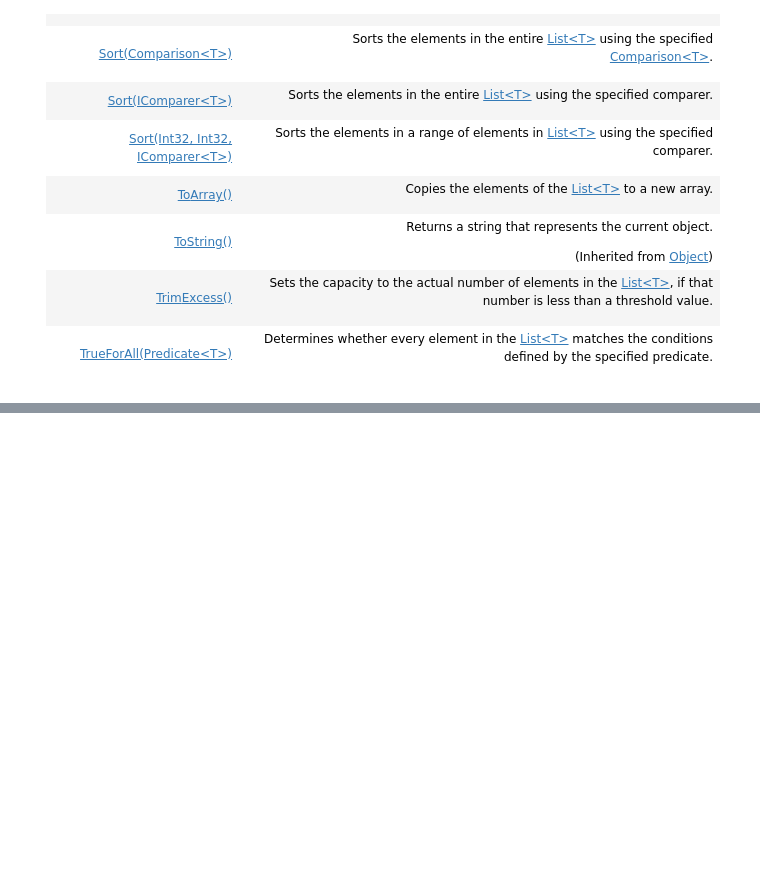
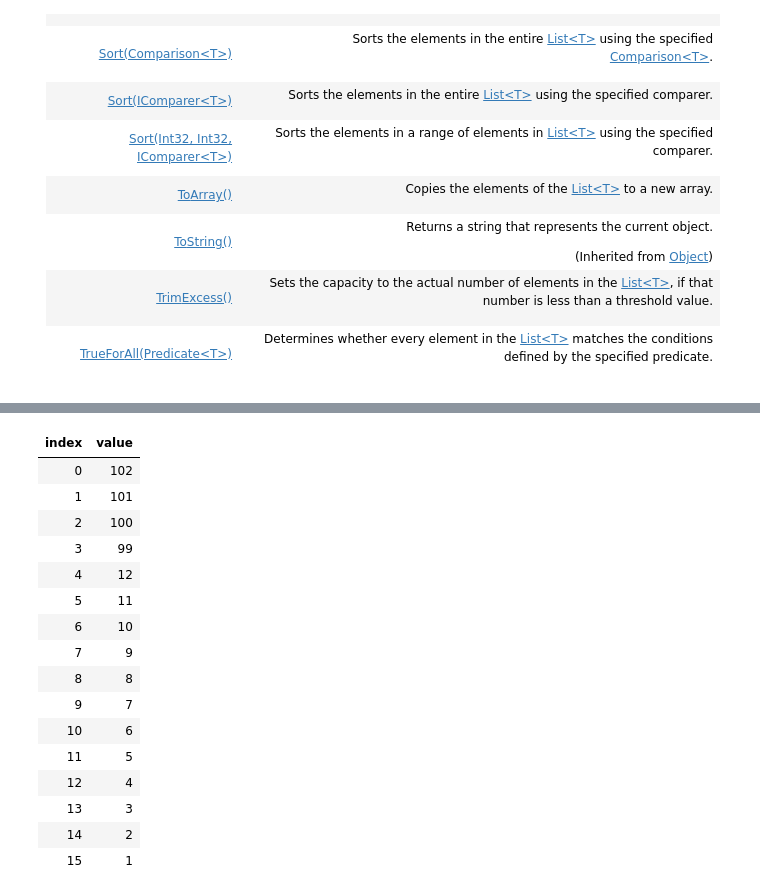
Before and after one commit to HarryJamesGreenblatt/Notes-On-C-Sharp, a Jupyter notebook: 16. Linear Data Structures/Built-In Classes/The Generic List Class.ipynb, the cells around one changed output, grey strips where cells are left out. Cells and saved outputs as stored; diff of their text form; code cells hidden in the pictures; blank space fills up the shorter version.

```diff
--- a/16. Linear Data Structures/Built-In Classes/The Generic List Class.ipynb
+++ b/16. Linear Data Structures/Built-In Classes/The Generic List Class.ipynb
@@ -624,0 +768,20 @@ There's both advantages and disadvantages to using this class:
+# %%
+strictlyTypedIntegerList
+# %% [output]
+| index | value |
+| 0 | 102 |
+| 1 | 101 |
+| 2 | 100 |
+| 3 | 99 |
+| 4 | 12 |
+| 5 | 11 |
+| 6 | 10 |
+| 7 | 9 |
+| 8 | 8 |
+| 9 | 7 |
+| 10 | 6 |
+| 11 | 5 |
+| 12 | 4 |
+| 13 | 3 |
+| 14 | 2 |
+| 15 | 1 |
```
Also changed, not shown: parts of 28 cells of this notebook.
